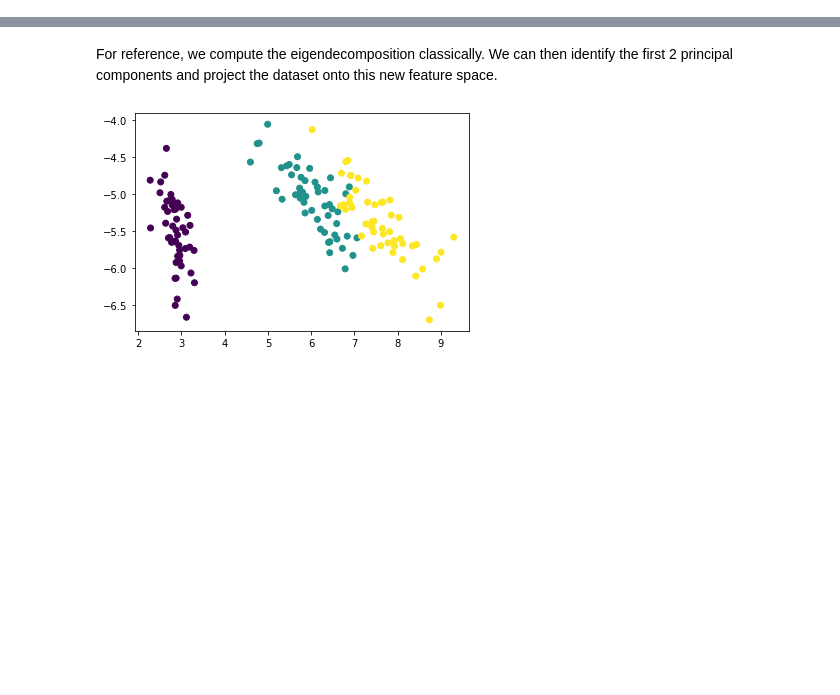
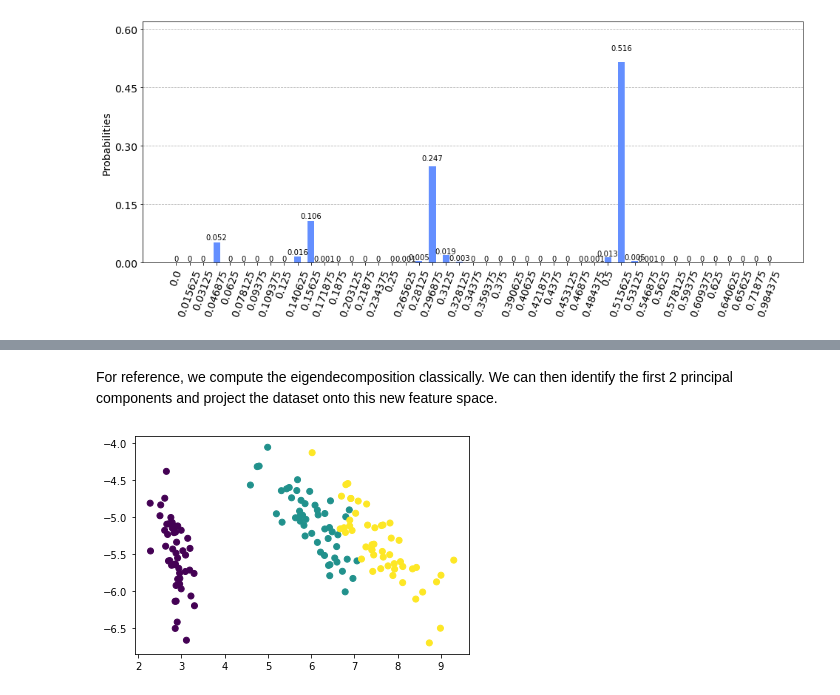
Before and after one commit to Askarpour/sw2_quantum_research, a Jupyter notebook: SantambrogioScandelliTagliabue/QPCA/notebooks/QuantumPCA_demo.ipynb, the cells around one changed output, grey strips where cells are left out. Cells and saved outputs as stored; diff of their text form; code cells hidden in the pictures; blank space fills up the shorter version.

```diff
--- a/SantambrogioScandelliTagliabue/QPCA/notebooks/QuantumPCA_demo.ipynb
+++ b/SantambrogioScandelliTagliabue/QPCA/notebooks/QuantumPCA_demo.ipynb
@@ -10,0 +123,14 @@ from scipy.stats import ortho_group
+# %%
+q = QuantumRegister(n)
+q_ancilla = QuantumRegister(n)
+circuit = QuantumCircuit(q_ancilla, q)
+circuit.initialize(psi, range(2*n))
+
+qpca = QPCA(covariance_matrix, nbits)
+qpca.from_initial_circuit(circuit, q)
+# %%
+#Measurements are merged with ones from previous iteration
+qpca_result.merge(qpca.execute(roundoff, req_shots=(1000 * N)))
+plot_histogram(qpca_result.get_eigvals(False),  figsize=(16,6))
+# %% [output]
+[figure, added]
```
Also changed, not shown: parts of 50 cells of this notebook, 2 other files.
